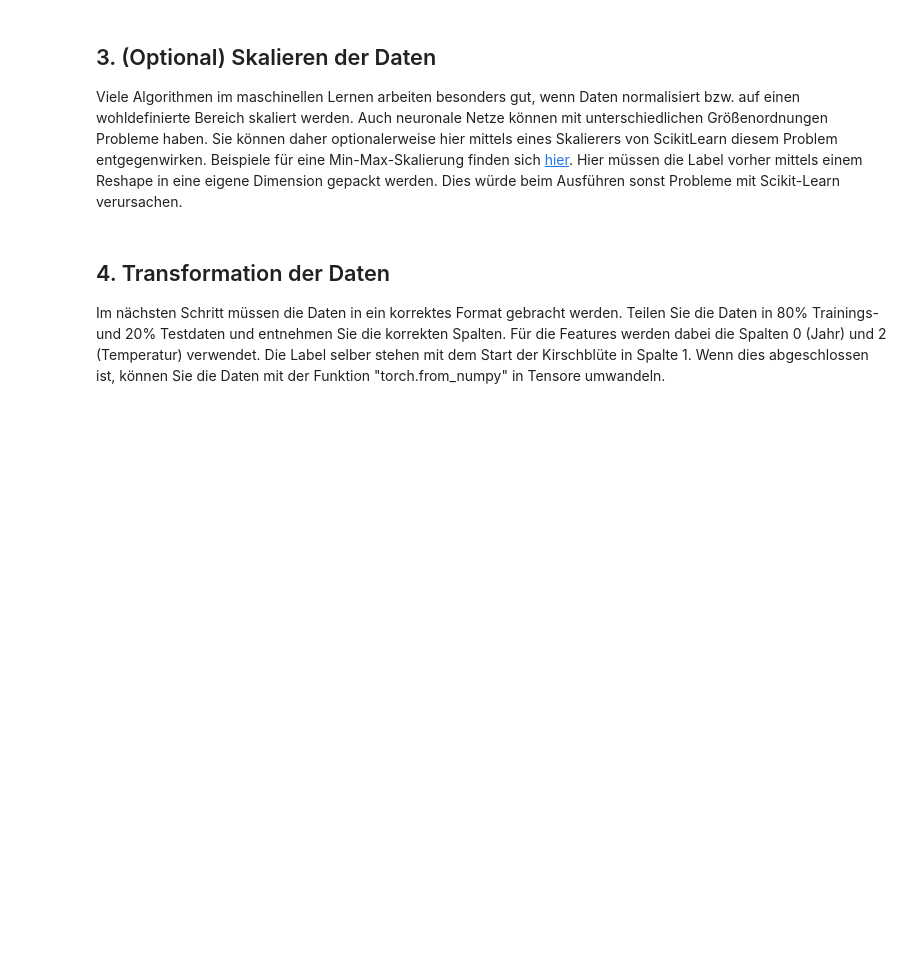
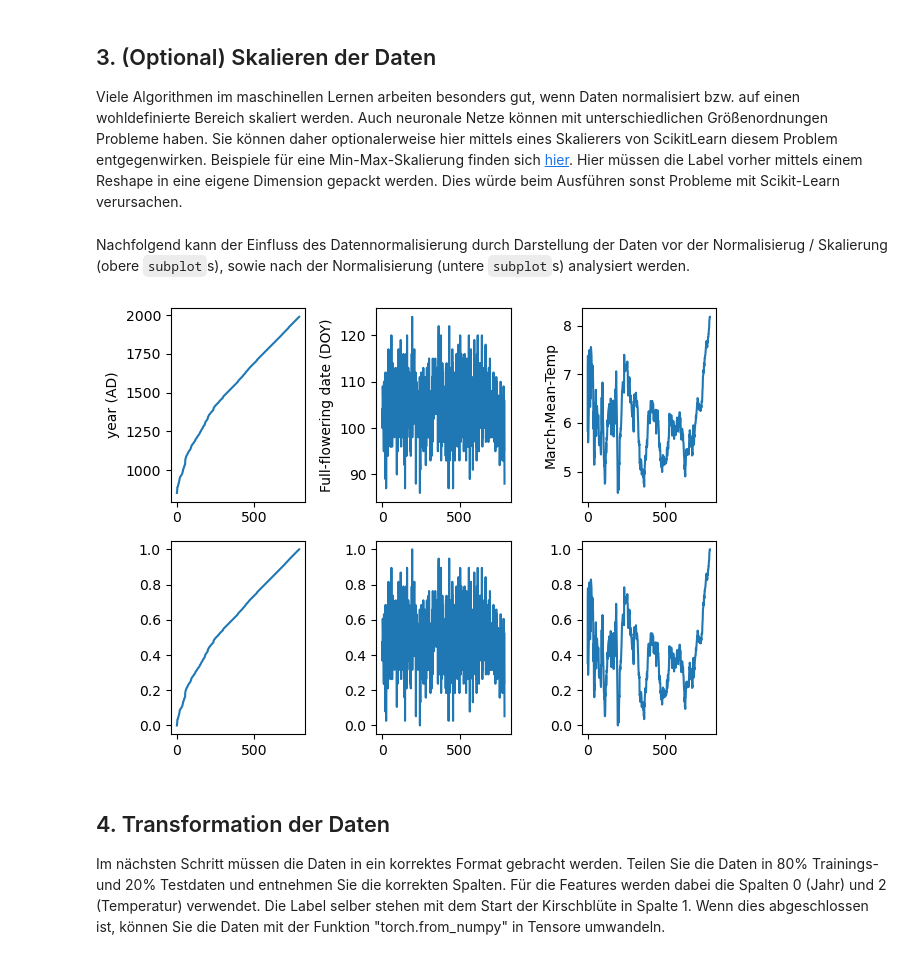
Before and after one commit to fhswf/Aufgaben_Deep_Learning, a Jupyter notebook: Veranstaltung_1/Aufgabe_2/Lösung_2.ipynb, the cells around one changed output. Cells and saved outputs as stored; diff of their text form; code cells hidden in the pictures; blank space fills up the shorter version.

Commit message:
Added visualisation of input scaling

```diff
--- a/Veranstaltung_1/Aufgabe_2/Lösung_2.ipynb
+++ b/Veranstaltung_1/Aufgabe_2/Lösung_2.ipynb
@@ -32,6 +33,22 @@ scaler_y = scaler_y.fit(flower[:, 1].reshape(-1, 1))
 
 x = scaler_x.transform(flower[:, [0, 2]])
 y = scaler_y.transform(flower[:, 1].reshape(-1, 1))
+# %% [markdown]
+Nachfolgend kann der Einfluss des Datennormalisierung durch Darstellung der Daten vor der Normalisierug / Skalierung (obere `subplot`s), sowie nach der Normalisierung (untere `subplot`s) analysiert werden.
+# %%
+# visualise data before normalisation
+plt.subplot(2,3,1); plt.plot(flower[:, 0]); plt.ylabel('year (AD)')
+plt.subplot(2,3,2); plt.plot(flower[:, 1]); plt.ylabel('Full-flowering date (DOY)')
+plt.subplot(2,3,3); plt.plot(flower[:, 2]); plt.ylabel('March-Mean-Temp')
+
+# visulaise normalised data
+plt.subplot(2,3,4); plt.plot(x[:,0]);
+plt.subplot(2,3,5); plt.plot(y)
+plt.subplot(2,3,6); plt.plot(x[:,1]);
+
+plt.tight_layout() # adjust space for axes labels
+# %% [output]
+[figure, added]
 # %% [markdown]
 ## 4. Transformation der Daten
 
```
Also changed, not shown: parts of 6 cells of this notebook.
